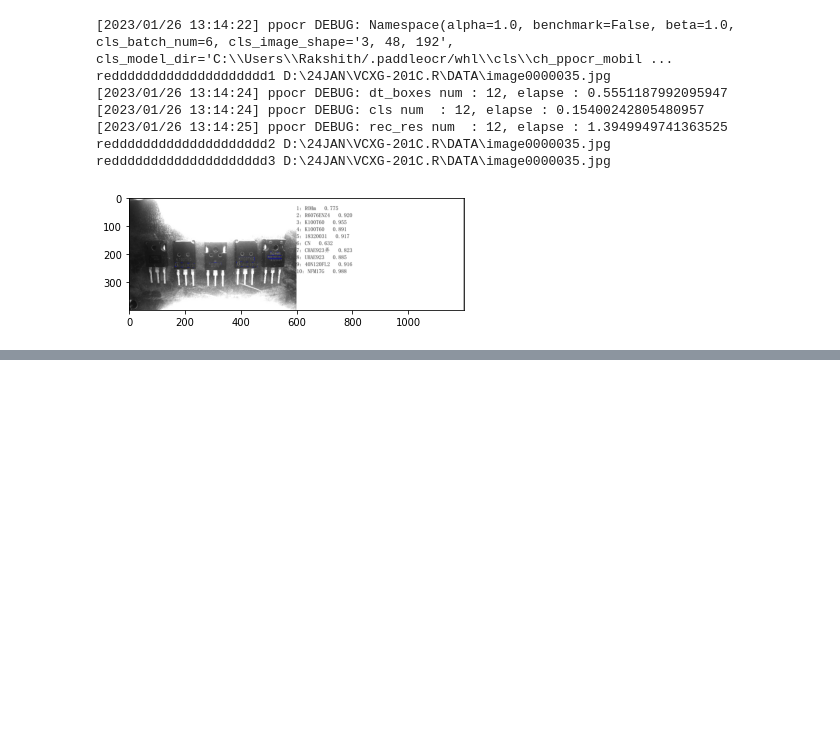
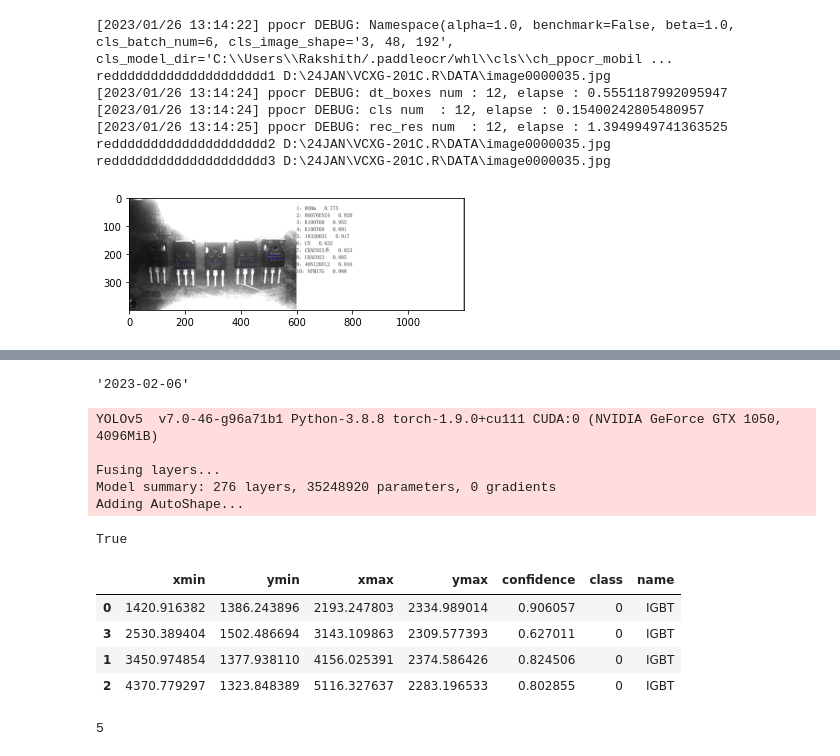
Before and after one commit to RakshithLincode/AGILIS_BACKEND, a Jupyter notebook: test.ipynb, the cells around one changed output, grey strips where cells are left out. Cells and saved outputs as stored; diff of their text form; code cells hidden in the pictures; blank space fills up the shorter version.

```diff
--- a/test.ipynb
+++ b/test.ipynb
@@ -1060,0 +2153,7 @@ warmup=False]
+# %%
+data = [{'position': 1, 'result_part_number': ['30APF10'], 'status': 'Accepted', 'color': 'green', 'part_number': ['30APF10']}, {'position': 2, 'result_part_number': ['K100T60'], 'status': 'Accepted', 'color': 'green', 'part_number': ['K100T60']}, {'position': 3, 'result_part_number': ['40N120FL2'], 'status': 'Accepted', 'color': 'green', 'part_number': ['40N120FL2']}, {'position': 4, 'result_part_number': ['K100T60'], 'status': 'Accepted', 'color': 'green', 'part_number': ['K100T60']}, {'position': 5, 'result_part_number': ['R6076ENZ4'], 'status': 'Accepted', 'color': 'green', 'part_number': ['R6076ENZ4']}, {'position': 6, 'result_part_number': ['30APF10'], 'status': 'Accepted', 'color': 'green', 'part_number': ['30APF10']}, {'position': 7, 'result_part_number': ['K100T60'], 'status': 'Accepted', 'color': 'green', 'part_number': ['K100T60']}, {'position': 8, 'result_part_number': ['40N120FL2'], 'status': 'Accepted', 'color': 'green', 'part_number': ['40N120FL2']}, {'position': 9, 'result_part_number': ['K100T60'], 'status': 'Accepted', 'color': 'green', 'part_number': ['K100T60']}, {'position': 10, 'result_part_number': ['R6076ENZ4'], 'status': 'Accepted', 'color': 'green', 'part_number': ['R6076ENZ4']}]
+
+for dataset in data:
+    print(dataset['result_part_number'])
+    print(dataset['part_number'])
+    print(dataset['status'])
@@ -1081,0 +2352,11 @@ print(end)
+# %%
+import cv2 as cv
+import numpy as np
+from matplotlib import pyplot as plt
+import glob
+count = 0
+for i in glob.glob("C:/Users/Rakshith/Downloads/Good/Good/VCXG-201C.R/*.png"):
+    img = cv.imread(i,0)
+    ret,thresh2 = cv.threshold(img,140,255,cv.THRESH_BINARY_INV)
+    cv2.imwrite('C:/Users/Rakshith/Downloads/Good/Good/Threshold/'+str(count)+'.png',thresh2)
+    count = count + 1
@@ -1081,0 +2694,55 @@ print(end)
+# %%
+today = date.today()
+day = today.strftime("%d")
+month = today.strftime("%m")
+year = today.strftime("20%y")
+start = str(year) + "-" + str(month) + "-" + str(day)
+end = today + relativedelta(months=-3)
+day = end.strftime("%d")
+month = end.strftime("%m")
+year = end.strftime("20%y")
+end = str(year) + "-" + str(month) + "-" + str(day)
+# %% [output]
+'2023-02-06'
+# %%
+import torch
+import pandas as pd
+import cv2
+def model_torch(img_path):
+	img = cv2.imread(img_path)
+	final_img = img.copy()
+	model = torch.hub.load("D:/Segmentatin_yolo/LINCODE_AI_WORKER/segment/LINCODE_AI/",'custom',path="D:/24JAN/best.pt",source = 'local',force_reload=True,autoshape=True)
+	model.conf = 0.25
+	model.iou = 0.1
+	results = model(img,size=1280)
+	results.xyxy[0]
+	df = pd.DataFrame(results.pandas().xyxy[0]).sort_values('xmin')
+	df_gen = df.loc[df.name == 'IGBT']
+	return df_gen,final_img
+# %%
+img_path = r"D:\24JAN\VCXG-201C.R\DATA\image0000035.png"
+df_gen,final_img = model_torch(img_path)
+# %% [output]
+YOLOv5  v7.0-46-g96a71b1 Python-3.8.8 torch-1.9.0+cu111 CUDA:0 (NVIDIA GeForce GTX 1050, 4096MiB)
+
+Fusing layers...
+Model summary: 276 layers, 35248920 parameters, 0 gradients
+Adding AutoShape...
+# %%
+cv2.imwrite('image.png',final_img)
+# %% [output]
+True
+# %%
+df_gen
+# %% [output]
+|  | xmin | ymin | xmax | ymax | confidence | class | name |
+| 0 | 1420.916382 | 1386.243896 | 2193.247803 | 2334.989014 | 0.906057 | 0 | IGBT |
+| 3 | 2530.389404 | 1502.486694 | 3143.109863 | 2309.577393 | 0.627011 | 0 | IGBT |
+| 1 | 3450.974854 | 1377.938110 | 4156.025391 | 2374.586426 | 0.824506 | 0 | IGBT |
+| 2 | 4370.779297 | 1323.848389 | 5116.327637 | 2283.196533 | 0.802855 | 0 | IGBT |
+# %%
+actual_count  = len(df_gen.index)
+count = actual_count + 1
+print(count)
+# %% [output]
+5
```
Also changed, not shown: parts of 43 cells of this notebook, 12 other files.
